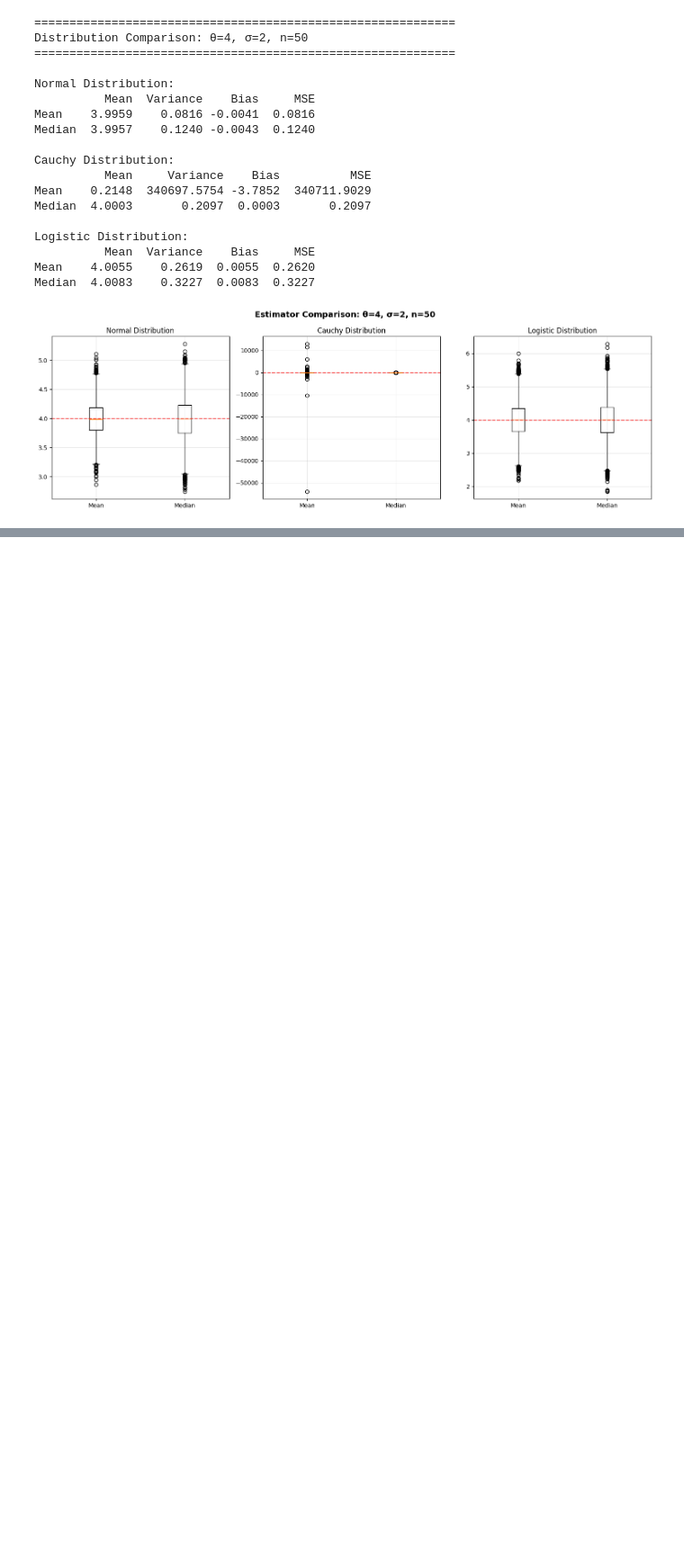
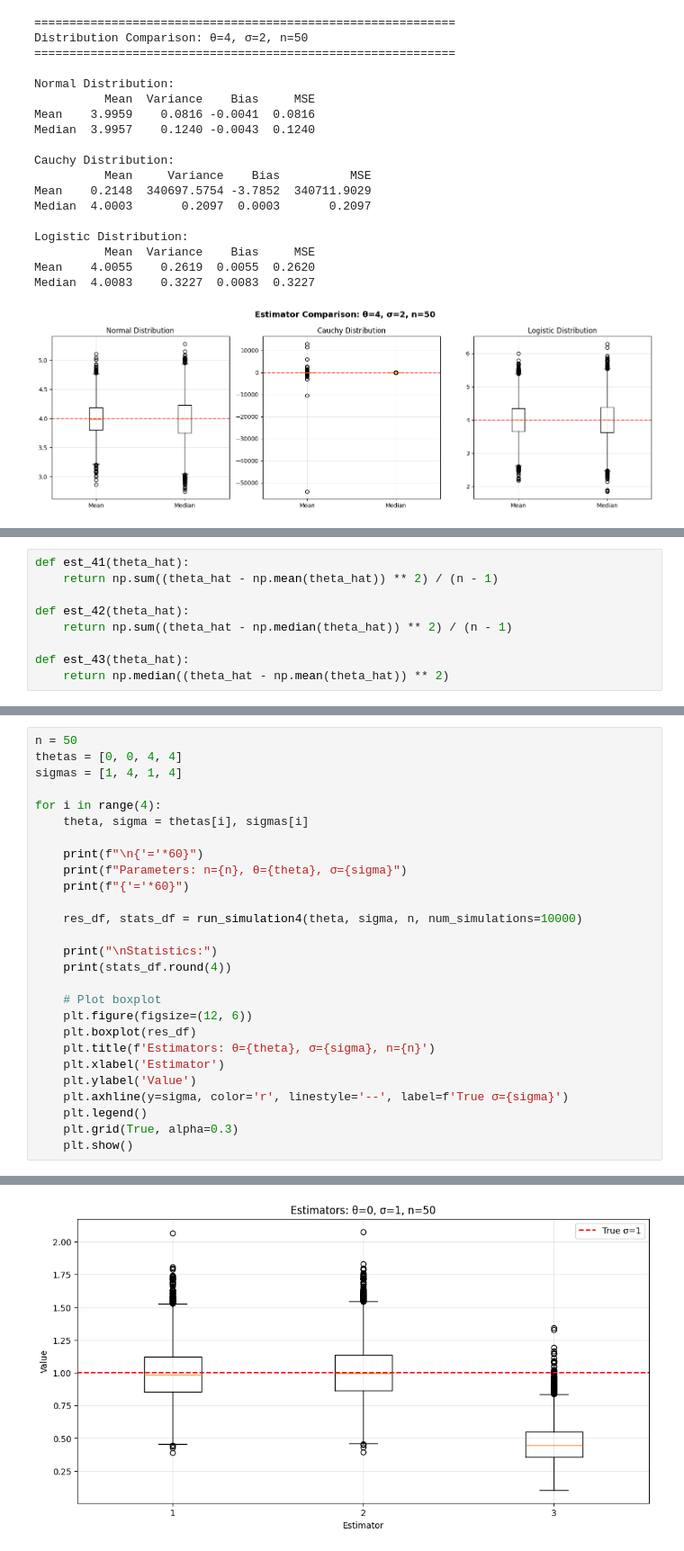
Before and after one commit to rektyyy/Artificial-Intelligence, a Jupyter notebook: Statystyka/exercises/Pracownia_1.ipynb, the cells around one changed output, grey strips where cells are left out. Shown at 90% size. Saved outputs shown, nothing was run; the diff lists cells and outputs as text; blank space fills up the shorter version.

```diff
--- a/Statystyka/exercises/Pracownia_1.ipynb
+++ b/Statystyka/exercises/Pracownia_1.ipynb
@@ -482,0 +526,9 @@ Median  4.0083    0.3227  0.0083  0.3227
+# %%
+def est_41(theta_hat):
+    return np.sum((theta_hat - np.mean(theta_hat)) ** 2) / (n - 1)
+
+def est_42(theta_hat):
+    return np.sum((theta_hat - np.median(theta_hat)) ** 2) / (n - 1)
+
+def est_43(theta_hat):
+    return np.median((theta_hat - np.mean(theta_hat)) ** 2)
@@ -482,0 +559,28 @@ Median  4.0083    0.3227  0.0083  0.3227
+# %%
+n = 50
+thetas = [0, 0, 4, 4]
+sigmas = [1, 4, 1, 4]
+
+for i in range(4):
+    theta, sigma = thetas[i], sigmas[i]
+
+    print(f"\n{'='*60}")
+    print(f"Parameters: n={n}, θ={theta}, σ={sigma}")
+    print(f"{'='*60}")
+
+    res_df, stats_df = run_simulation4(theta, sigma, n, num_simulations=10000)
+
+    print("\nStatistics:")
+    print(stats_df.round(4))
+
+    # Plot boxplot
+    plt.figure(figsize=(12, 6))
+    plt.boxplot(res_df)
+    plt.title(f'Estimators: θ={theta}, σ={sigma}, n={n}')
+    plt.xlabel('Estimator')
+    plt.ylabel('Value')
+    plt.axhline(y=sigma, color='r', linestyle='--', label=f'True σ={sigma}')
+    plt.legend()
+    plt.grid(True, alpha=0.3)
+    plt.show()
+# %% [output]
@@ -482,0 +596 @@ Median  4.0083    0.3227  0.0083  0.3227
+[figure, added]
```
Also changed, not shown: parts of 8 cells of this notebook.
